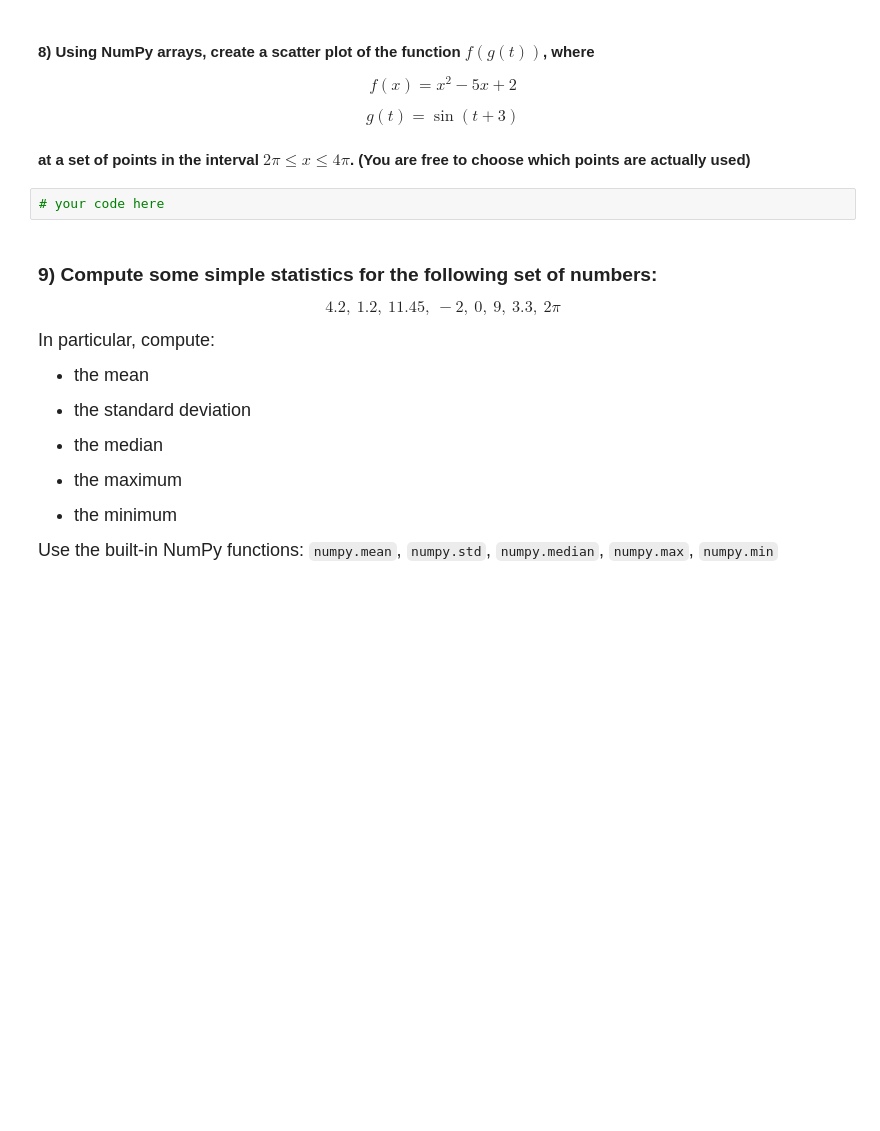
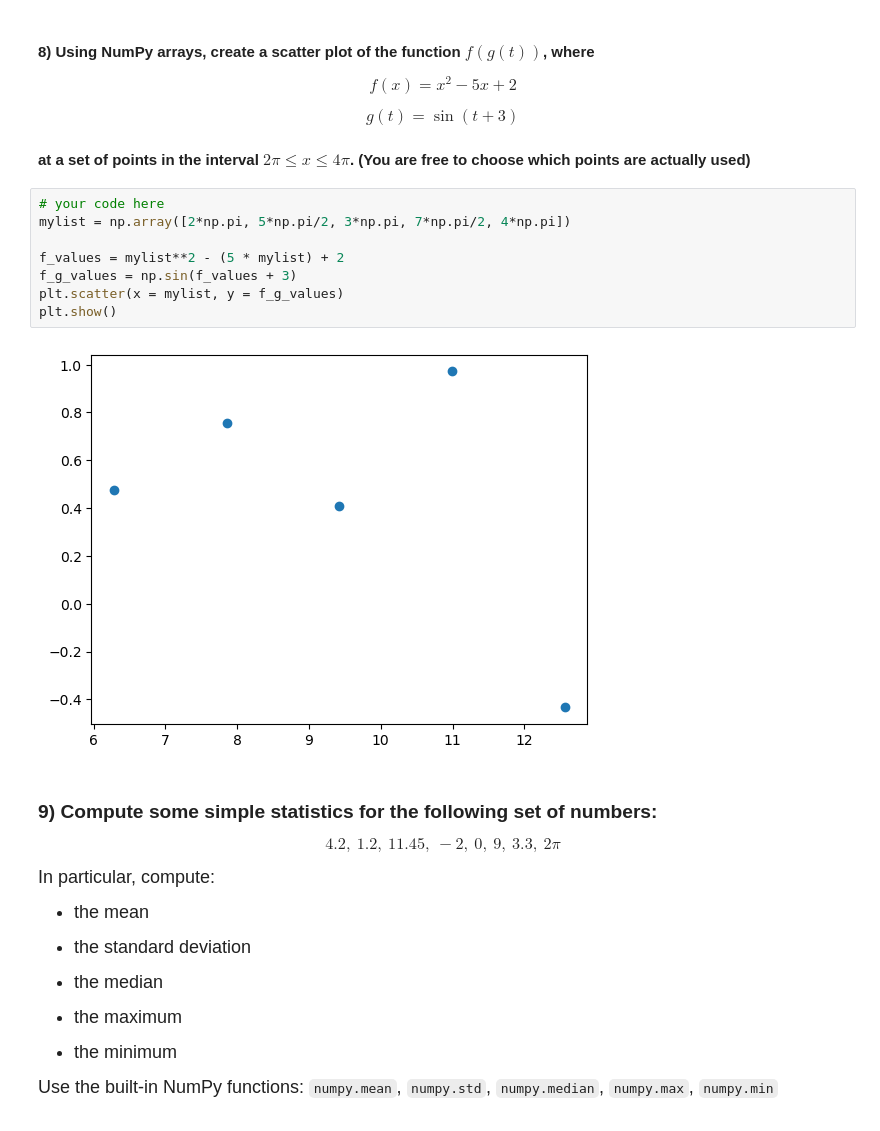
Before and after one commit to tuckersampson/datasci151spring2026, a Jupyter notebook: lecture_06/lecture_06.ipynb, the cells around one changed output. Saved outputs shown, nothing was run; the diff lists cells and outputs as text; blank space fills up the shorter version.

```diff
--- a/lecture_06/lecture_06.ipynb
+++ b/lecture_06/lecture_06.ipynb
@@ -515,6 +534,14 @@ $$ g(t) = \sin(t + 3) $$
 #### at a set of points in the interval $2\pi \leq x \leq 4\pi$. (You are free to choose which points are actually used)
 # %%
 # your code here
+mylist = np.array([2*np.pi, 5*np.pi/2, 3*np.pi, 7*np.pi/2, 4*np.pi])
+
+f_values = mylist**2 - (5 * mylist) + 2
+f_g_values = np.sin(f_values + 3)
+plt.scatter(x = mylist, y = f_g_values)
+plt.show()
+# %% [output]
+[figure, added]
 # %% [markdown]
 ### **9)** Compute some simple statistics for the following set of numbers:
 
```
Also changed, not shown: parts of 4 cells of this notebook, 1 other file.
